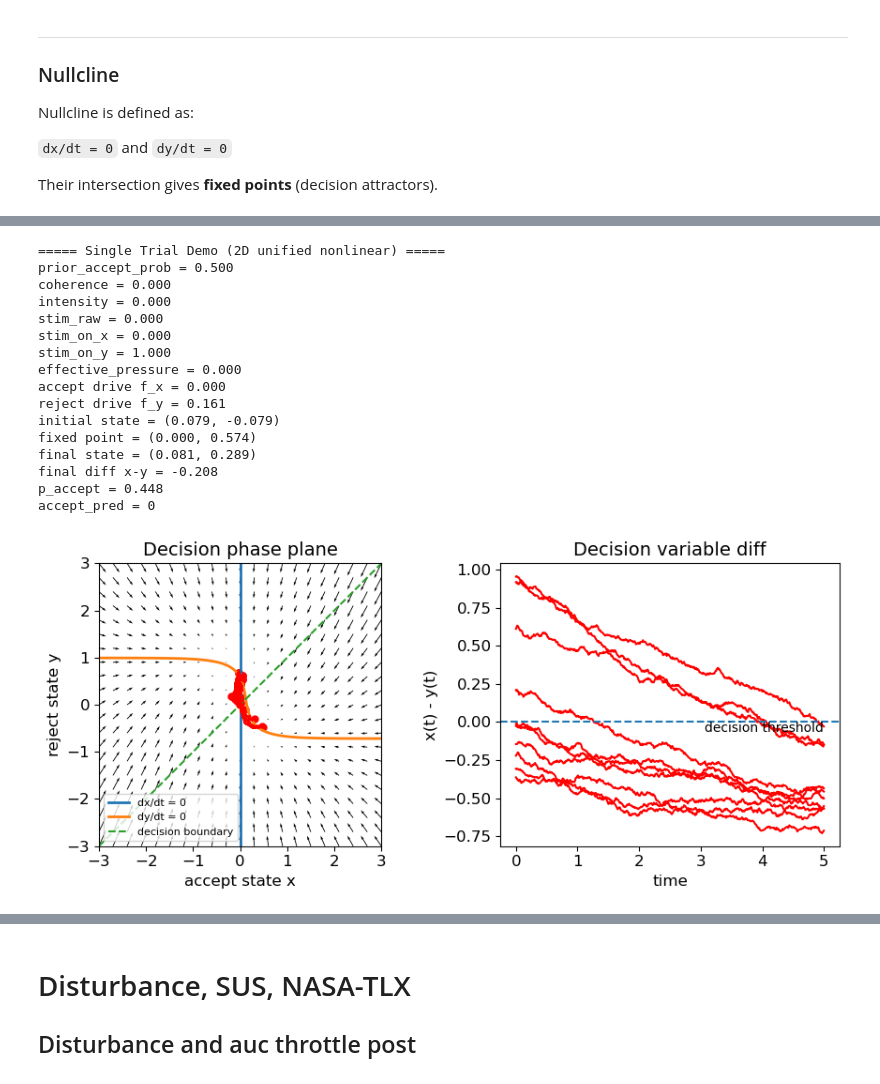
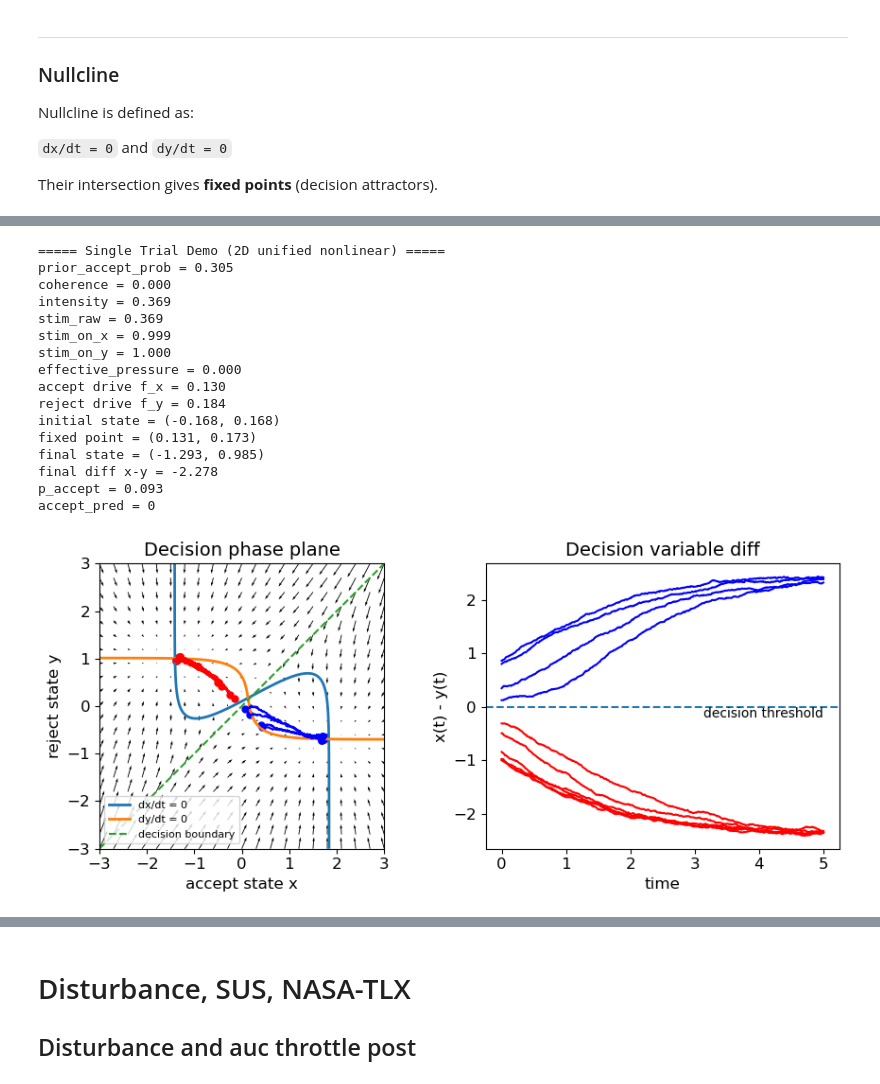
Before and after one commit to yxlin02/HCICarSim, a Jupyter notebook: DataAnalysis.ipynb, the cells around one changed output, grey strips where cells are left out. Cells and saved outputs as stored; diff of their text form; code cells hidden in the pictures.

```diff
--- a/DataAnalysis.ipynb
+++ b/DataAnalysis.ipynb
@@ -4632,32 +4433,32 @@ Early stopping at iter 19: no improvement for 15 iterations. Best score = 0.5834
 # %%
 row = df_reaction_all.iloc[100]
-row = df_reaction_all.iloc[812]
-row = dummy_row
+# row = df_reaction_all.iloc[812]
+# row = dummy_row
 # print(f"scene_id :{row['scene_id']}, version: {row['version']}, mode: {row['mode']}, subcatgory: {row['recommendation_subcategory']}")
 
 demo = twoddynamics.run_single_trial_demo_2d(
     row,
     **final_params_fullfit_2d,
     # symmetric_gate=False,
 )
 # %% [output]
 ===== Single Trial Demo (2D unified nonlinear) =====
-prior_accept_prob = 0.500
+prior_accept_prob = 0.305
 coherence = 0.000
-intensity = 0.000
-stim_raw = 0.000
-stim_on_x = 0.000
+intensity = 0.369
+stim_raw = 0.369
+stim_on_x = 0.999
 stim_on_y = 1.000
 effective_pressure = 0.000
-accept drive f_x = 0.000
-reject drive f_y = 0.161
-initial state = (0.079, -0.079)
-fixed point = (0.000, 0.574)
-final state = (0.081, 0.289)
-final diff x-y = -0.208
-p_accept = 0.448
+accept drive f_x = 0.130
+reject drive f_y = 0.184
+initial state = (-0.168, 0.168)
+fixed point = (0.131, 0.173)
+final state = (-1.293, 0.985)
+final diff x-y = -2.278
+p_accept = 0.093
 accept_pred = 0
-[figure, old version]
+[figure, new version]
 # %%
 # df_type_two = df_reaction[df_reaction["recommendation_category"] == 2]
 
```
Also changed, not shown: parts of 55 cells of this notebook, 22 other files.
